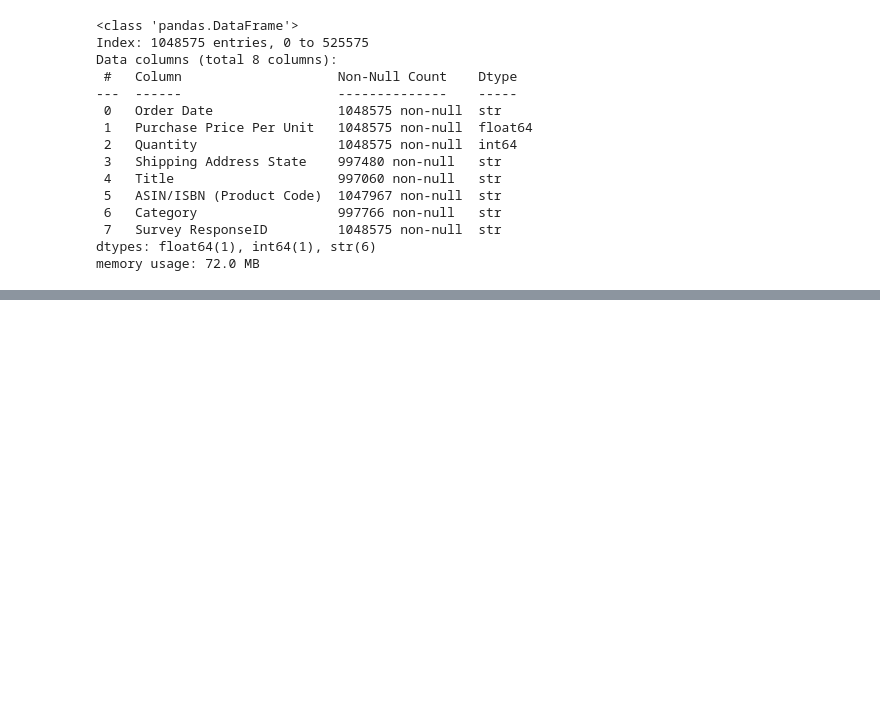
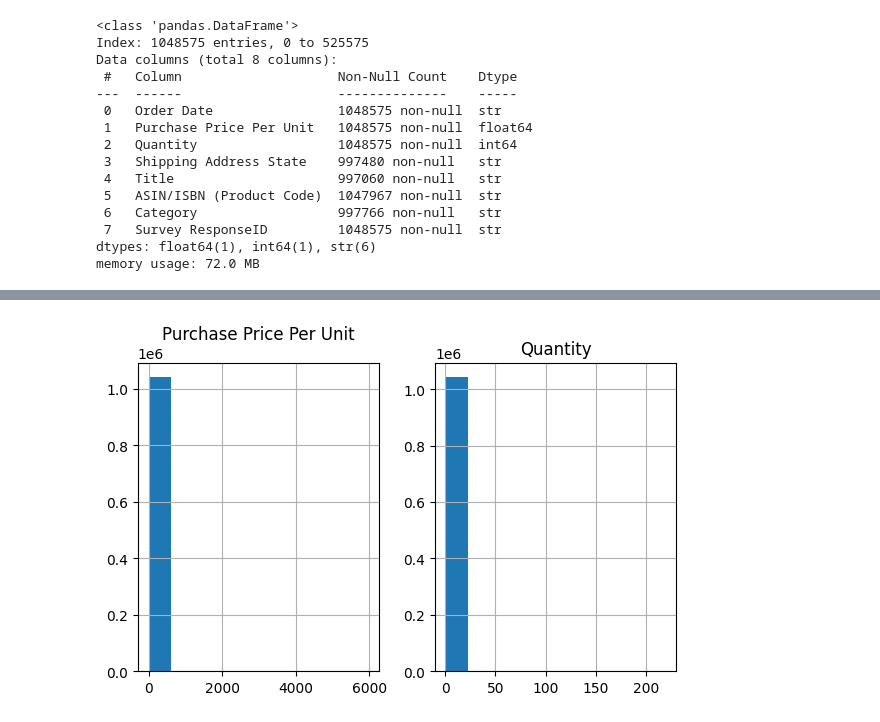
Before and after one commit to SU-IST707-SP26/group-project-bas-team, a Jupyter notebook: work/dataframe-creation.ipynb, the cells around one changed output, grey strips where cells are left out. Saved outputs shown, nothing was run; the diff lists cells and outputs as text; code cells hidden in the pictures; blank space fills up the shorter version.

```diff
--- a/work/dataframe-creation.ipynb
+++ b/work/dataframe-creation.ipynb
@@ -49,0 +188,8 @@ memory usage: 72.0 MB
+# %%
+import matplotlib.pyplot as plt
+
+amazon.hist(figsize=(6,4))
+plt.tight_layout()
+plt.show()
+# %% [output]
+[figure, added]
```
Also changed, not shown: parts of 14 cells of this notebook.
